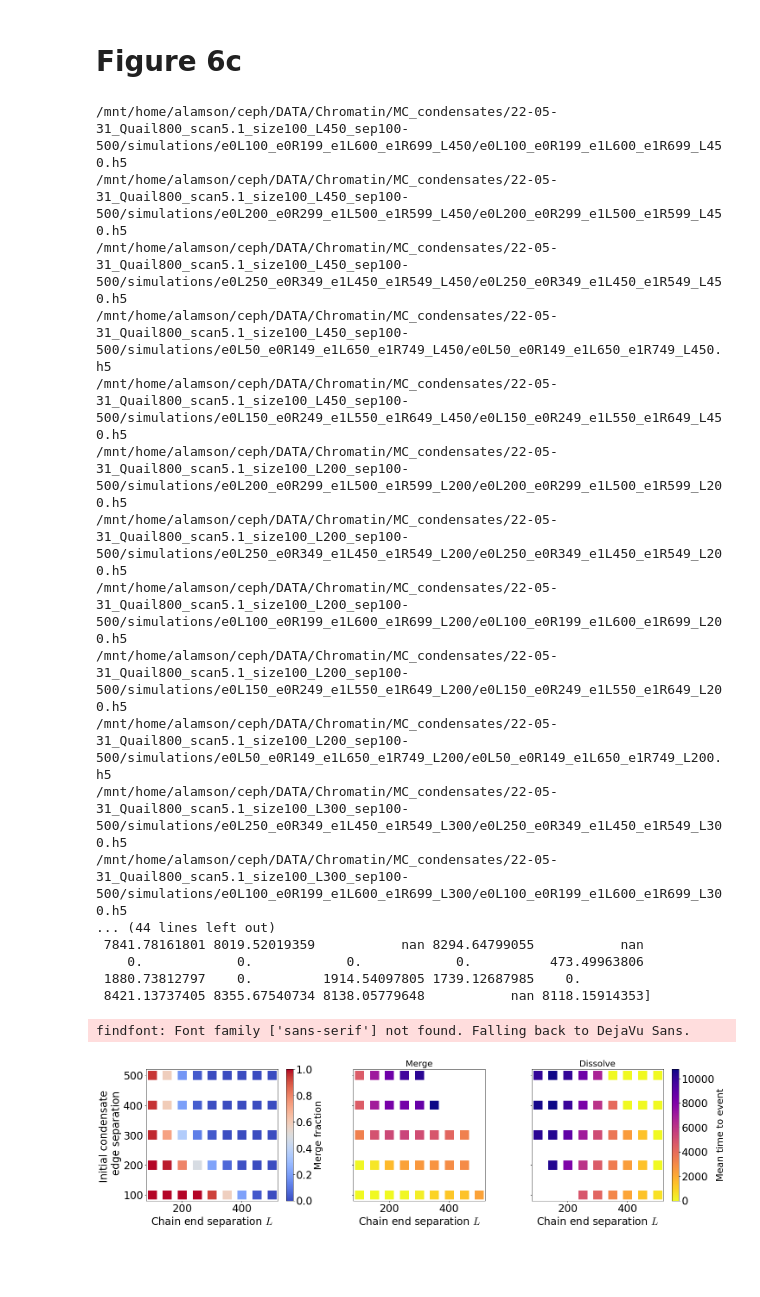
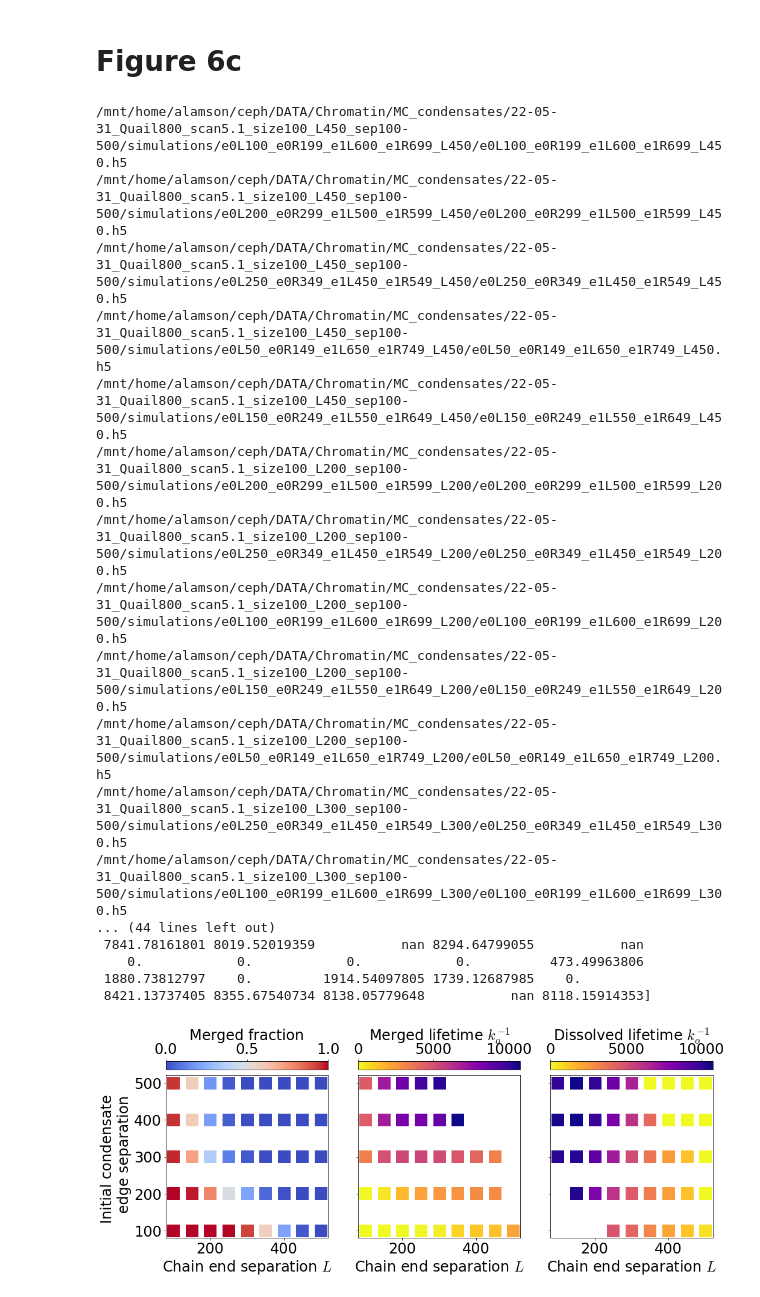
Before and after one commit to palladio11/aLENS_analysis, a Jupyter notebook: notebooks/chromatin_notebooks/Dyn_cond_figs/Figure6.ipynb, the cells around one changed output. Cells and saved outputs as stored; diff of their text form; code cells hidden in the pictures; blank space fills up the shorter version.

```diff
--- a/notebooks/chromatin_notebooks/Dyn_cond_figs/Figure6.ipynb
+++ b/notebooks/chromatin_notebooks/Dyn_cond_figs/Figure6.ipynb
@@ -162,7 +162,7 @@ dis_mean = []
 var_params = []
 merge_frac = []
 dis_frac = []
-fig, axarr = plt.subplots(1,3, figsize=(21,6), sharey=True)
+fig, axarr = plt.subplots(1,3, figsize=(15,6), sharey=True, sharex=True)
 for ax in axarr:
     ax.set_box_aspect(1)
 
@@ -198,45 +198,76 @@ dis_mean_mask = dis_mean[dis_mask]
 
 plot_params = {'s':400, 'marker':'s'}
 
+# Make sure colorbars have same range
 max_color_bar = max(np.max(merge_mean),np.max(dis_mean))
 
+# Scatter plot
 _ = axarr[0].scatter(var_params[:,0], var_params[:,1], c=mpl.cm.coolwarm(merge_frac), **plot_params, )
+cax0 = make_axes_locatable(axarr[0]).append_axes("top", size="5%", pad=0.05)
+_ = axarr[1].scatter(merge_var_params[:,0], merge_var_params[:,1], c=mpl.cm.plasma_r(merge_mean_mask/max_color_bar), **plot_params)
+cax1 = make_axes_locatable(axarr[1]).append_axes("top", size="5%", pad=0.05)
+_ = axarr[2].scatter(dis_var_params[:,0], dis_var_params[:,1], c=mpl.cm.plasma_r(dis_mean_mask/max_color_bar), **plot_params)
+cax2 = make_axes_locatable(axarr[2]).append_axes("top", size="5%", pad=0.05)
+
+# Color bars
+cb0 = fig.colorbar(mpl.cm.ScalarMappable(cmap='coolwarm'), cax = cax0, orientation='horizontal', pad=0.1, label='Merged fraction', )
+cb0.ax.xaxis.set_ticks_position('top')
+cb0.ax.xaxis.set_label_position('top')
+
+cb1 = fig.colorbar(mpl.cm.ScalarMappable(norm=mpl.colors.Normalize(vmin=0, vmax=max_color_bar),cmap='plasma_r'), cax = cax1, orientation='horizontal', pad=0.1, label='Merged lifetime $k_o^{-1}$', )
+cb1.ax.xaxis.set_ticks_position('top')
+cb1.ax.xaxis.set_label_position('top')
+
+cb2 = fig.colorbar(mpl.cm.ScalarMappable(norm=mpl.colors.Normalize(vmin=0, vmax=max_color_bar),cmap='plasma_r'), cax = cax2, orientation='horizontal', pad=0.1, label='Dissolved lifetime $k_o^{-1}$', )
+cb2.ax.xaxis.set_ticks_position('top')
+cb2.ax.xaxis.set_label_position('top')
+# cb1 = fig.colorbar(mpl.cm.ScalarMappable(norm=mpl.colors.Normalize(vmin=0, vmax=max_color_bar),cmap='plasma_r'), ax=axarr[1])
+# cb2 = fig.colorbar(mpl.cm.ScalarMappable(norm=mpl.colors.Normalize(vmin=0, vmax=max_color_bar),cmap='plasma_r'), ax=axarr[2])
+
+
+# _ = cb0.set_label('Merge fraction', fontsize=22)
+# _ = cb2.set_label('Mean time to event', fontsize=22)
+_ = axarr[0].set_ylabel('Initial condensate \n edge separation')
+
+for ax in axarr:
+    _ = ax.set_xlabel('Chain end separation $L$')
+
+# Append axes to the right of ax, with 5% width of ax
+# cax0 = divider.append_axes("top", size="5%", pad=0.05)
 _ = axarr[1].scatter(merge_var_params[:,0], merge_var_params[:,1], c=mpl.cm.plasma_r(merge_mean_mask/np.max(merge_mean_mask)), **plot_params)
 _ = axarr[2].scatter(dis_var_params[:,0], dis_var_params[:,1], c=mpl.cm.plasma_r(dis_mean_mask/np.max(dis_mean_mask)), **plot_params)
 
-cb0 = fig.colorbar(mpl.cm.ScalarMappable(cmap='coolwarm'), ax=axarr[0])
+# cb0 = fig.colorbar(mpl.cm.ScalarMappable(cmap='coolwarm'), ax=axarr[0])
 # cb1 = fig.colorbar(mpl.cm.ScalarMappable(norm=mpl.colors.Normalize(vmin=0, vmax=max_color_bar),cmap='plasma_r'), ax=axarr[1])
-cb2 = fig.colorbar(mpl.cm.ScalarMappable(norm=mpl.colors.Normalize(vmin=0, vmax=max_color_bar),cmap='plasma_r'), ax=axarr[2])
+# cb2 = fig.colorbar(mpl.cm.ScalarMappable(norm=mpl.colors.Normalize(vmin=0, vmax=max_color_bar),cmap='plasma_r'), ax=axarr[2])
 
 
-_ = cb0.set_label('Merge fraction', fontsize=22)
-_ = cb2.set_label('Mean time to event', fontsize=22)
+# _ = cb0.set_label('Merge fraction', fontsize=22)
+# _ = cb2.set_label('Mean time to event', fontsize=22)
 _ = axarr[0].set_ylabel('Initial condensate \n edge separation')
 
-_ = axarr[1].set_title('Merge')
-_ = axarr[2].set_title('Dissolve')
 
 for ax in axarr:
     _ = ax.set_xlabel('Chain end separation $L$')
 
 fig.tight_layout()
+fig.savefig('Figure6/merge_frac_lifetime.pdf', bbox_inches='tight')
 # %% [output]
 /mnt/home/alamson/ceph/DATA/Chromatin/MC_condensates/22-05-31_Quail800_scan5.1_size100_L450_sep100-500/simulations/e0L100_e0R199_e1L600_e1R699_L450/e0L100_e0R199_e1L600_e1R699_L450.h5
 /mnt/home/alamson/ceph/DATA/Chromatin/MC_condensates/22-05-31_Quail800_scan5.1_size100_L450_sep100-500/simulations/e0L200_e0R299_e1L500_e1R599_L450/e0L200_e0R299_e1L500_e1R599_L450.h5
 /mnt/home/alamson/ceph/DATA/Chromatin/MC_condensates/22-05-31_Quail800_scan5.1_size100_L450_sep100-500/simulations/e0L250_e0R349_e1L450_e1R549_L450/e0L250_e0R349_e1L450_e1R549_L450.h5
 /mnt/home/alamson/ceph/DATA/Chromatin/MC_condensates/22-05-31_Quail800_scan5.1_size100_L450_sep100-500/simulations/e0L50_e0R149_e1L650_e1R749_L450/e0L50_e0R149_e1L650_e1R749_L450.h5
 /mnt/home/alamson/ceph/DATA/Chromatin/MC_condensates/22-05-31_Quail800_scan5.1_size100_L450_sep100-500/simulations/e0L150_e0R249_e1L550_e1R649_L450/e0L150_e0R249_e1L550_e1R649_L450.h5
 /mnt/home/alamson/ceph/DATA/Chromatin/MC_condensates/22-05-31_Quail800_scan5.1_size100_L200_sep100-500/simulations/e0L200_e0R299_e1L500_e1R599_L200/e0L200_e0R299_e1L500_e1R599_L200.h5
 /mnt/home/alamson/ceph/DATA/Chromatin/MC_condensates/22-05-31_Quail800_scan5.1_size100_L200_sep100-500/simulations/e0L250_e0R349_e1L450_e1R549_L200/e0L250_e0R349_e1L450_e1R549_L200.h5
 /mnt/home/alamson/ceph/DATA/Chromatin/MC_condensates/22-05-31_Quail800_scan5.1_size100_L200_sep100-500/simulations/e0L100_e0R199_e1L600_e1R699_L200/e0L100_e0R199_e1L600_e1R699_L200.h5
 /mnt/home/alamson/ceph/DATA/Chromatin/MC_condensates/22-05-31_Quail800_scan5.1_size100_L200_sep100-500/simulations/e0L150_e0R249_e1L550_e1R649_L200/e0L150_e0R249_e1L550_e1R649_L200.h5
 /mnt/home/alamson/ceph/DATA/Chromatin/MC_condensates/22-05-31_Quail800_scan5.1_size100_L200_sep100-500/simulations/e0L50_e0R149_e1L650_e1R749_L200/e0L50_e0R149_e1L650_e1R749_L200.h5
 /mnt/home/alamson/ceph/DATA/Chromatin/MC_condensates/22-05-31_Quail800_scan5.1_size100_L300_sep100-500/simulations/e0L250_e0R349_e1L450_e1R549_L300/e0L250_e0R349_e1L450_e1R549_L300.h5
 /mnt/home/alamson/ceph/DATA/Chromatin/MC_condensates/22-05-31_Quail800_scan5.1_size100_L300_sep100-500/simulations/e0L100_e0R199_e1L600_e1R699_L300/e0L100_e0R199_e1L600_e1R699_L300.h5
 ... (44 lines left out)
  7841.78161801 8019.52019359           nan 8294.64799055           nan
     0.            0.            0.            0.          473.49963806
  1880.73812797    0.         1914.54097805 1739.12687985    0.
  8421.13737405 8355.67540734 8138.05779648           nan 8118.15914353]
-findfont: Font family ['sans-serif'] not found. Falling back to DejaVu Sans.
-[figure, old version]
+[figure, new version]
```
Also changed, not shown: 4 other files.
